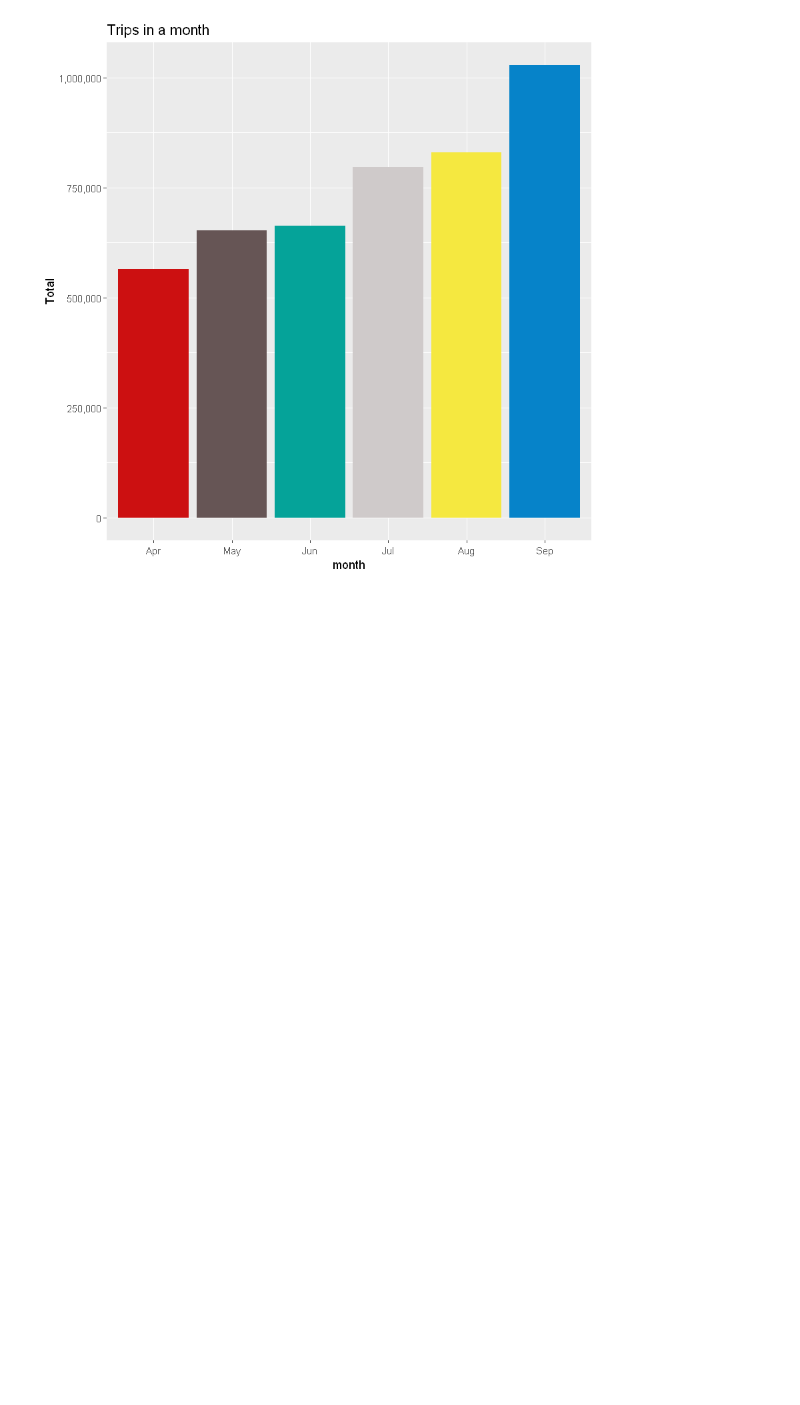
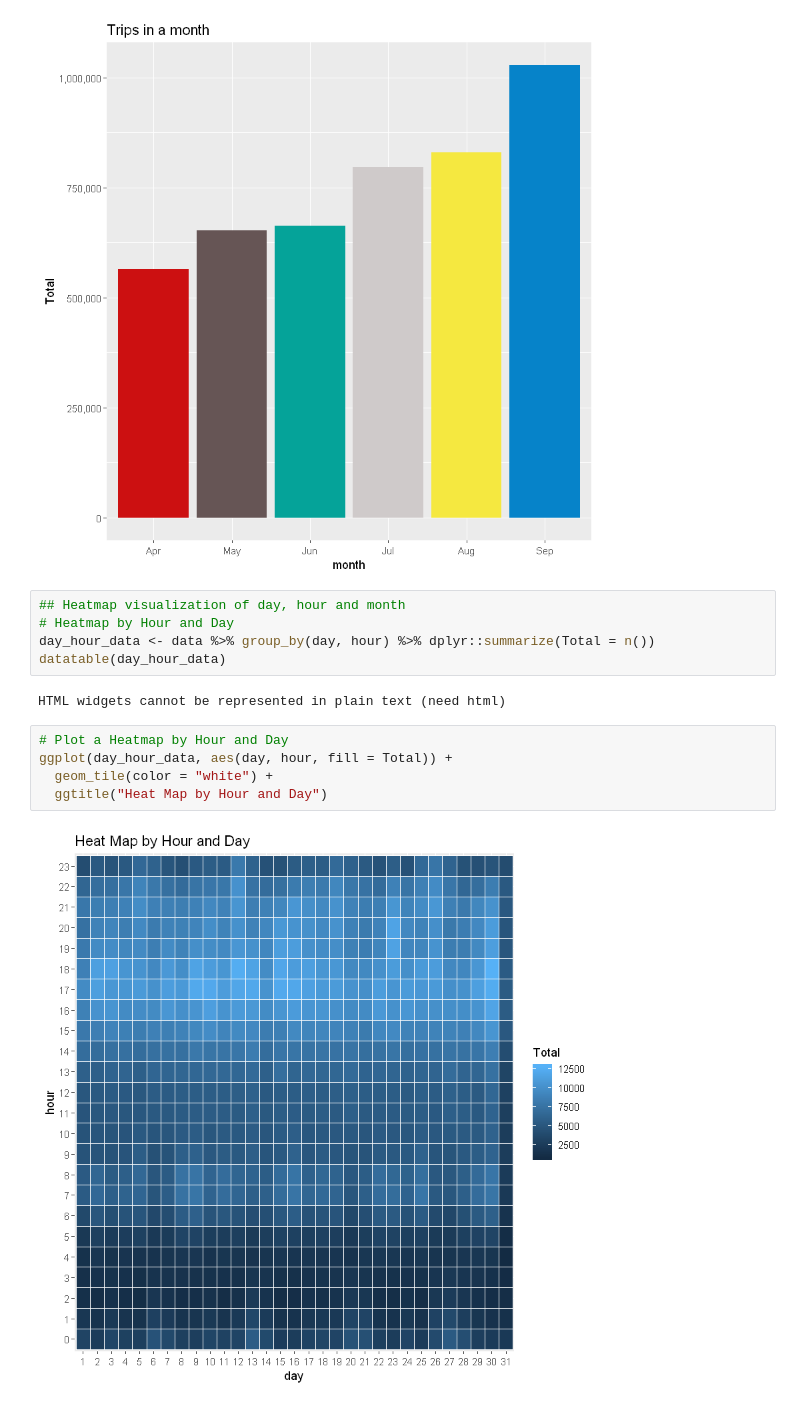
Before and after one commit to AmirMotefaker/Uber-Data-Analysis, a Jupyter notebook: Uber Data Analysis.ipynb, the cells around one changed output. Drawn from its saved outputs; the diff is of its cells as text; blank space fills up the shorter version.

Commit message:
Heatmap visualization of day, hour and month

```diff
--- a/Uber Data Analysis.ipynb
+++ b/Uber Data Analysis.ipynb
@@ -208,3 +208,17 @@ ggplot(month_data, aes(month, Total, fill = month)) +
   scale_fill_manual(values = colors)
 # %% [output]
 [figure]
+# %%
+## Heatmap visualization of day, hour and month
+# Heatmap by Hour and Day
+day_hour_data <- data %>% group_by(day, hour) %>% dplyr::summarize(Total = n())
+datatable(day_hour_data)
+# %% [output]
+HTML widgets cannot be represented in plain text (need html)
+# %%
+# Plot a Heatmap by Hour and Day
+ggplot(day_hour_data, aes(day, hour, fill = Total)) +
+  geom_tile(color = "white") +
+  ggtitle("Heat Map by Hour and Day")
+# %% [output]
+[figure, added]
```
